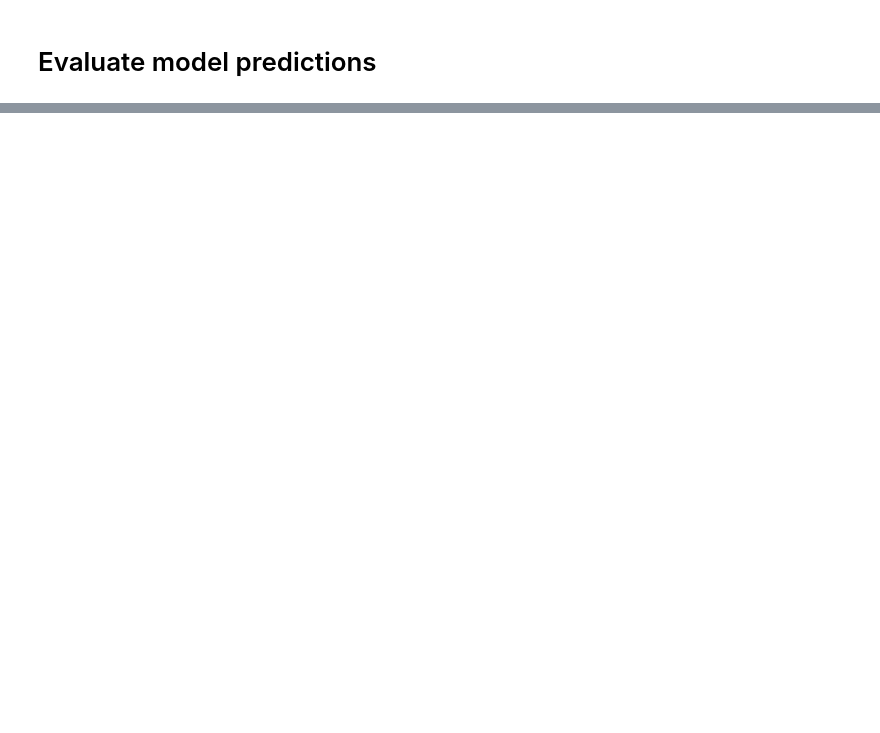
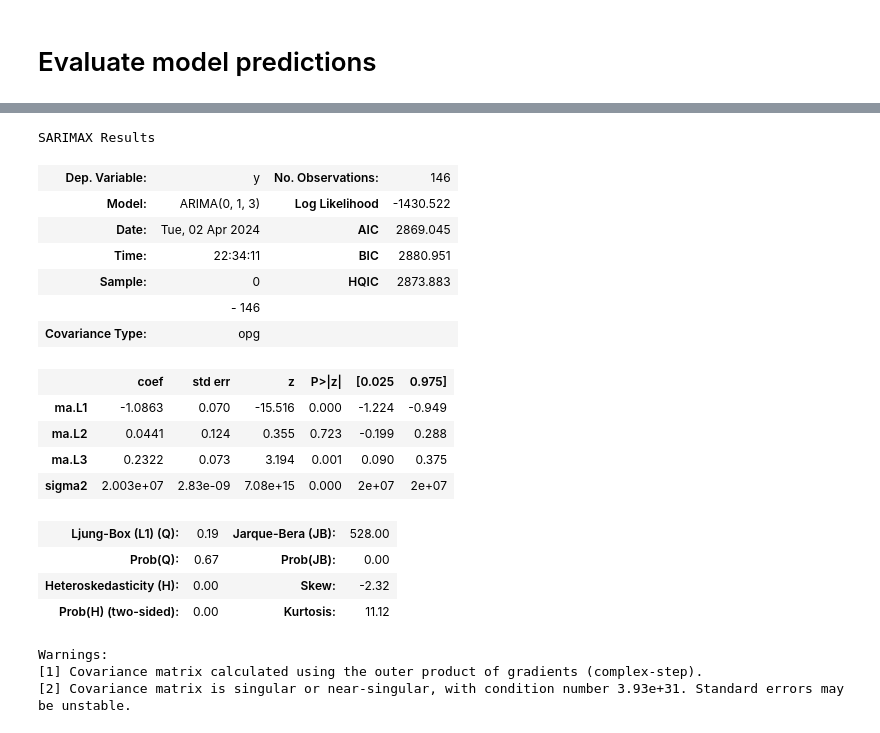
Before and after one commit to czarhirah/Econometrics, a Jupyter notebook: Zah/ARIMA v5.ipynb, the cells around one changed output, grey strips where cells are left out. Drawn from its saved outputs; the diff is of its cells as text; code cells hidden in the pictures; blank space fills up the shorter version.

```diff
--- a/Zah/ARIMA v5.ipynb
+++ b/Zah/ARIMA v5.ipynb
@@ -236,0 +283,40 @@ rmse: 0.024118267008016503
+# %%
+future_predictions = []
+n_test_obser = len(future_dates_df)
+df_list = list(df['Adj Close'])
+
+p = 0
+d = 1
+q = 3
+
+for i in range(n_test_obser):
+    pred_model = ARIMA(df_list, order=(p,d,q))
+    pred_model_fit = pred_model.fit()
+    pred_output = pred_model_fit.forecast()
+    yhat = list(pred_output)
+    future_predictions.append(yhat)
+    forecast_value = yhat
+    df_list.extend(forecast_value)
+
+pred_model_fit.summary()
+# %% [output]
+SARIMAX Results
+| Dep. Variable: | y | No. Observations: | 146 |
+| Model: | ARIMA(0, 1, 3) | Log Likelihood | -1430.522 |
+| Date: | Tue, 02 Apr 2024 | AIC | 2869.045 |
+| Time: | 22:34:11 | BIC | 2880.951 |
+| Sample: | 0 | HQIC | 2873.883 |
+|  | - 146 |  |  |
+| Covariance Type: | opg |  |  |
+|  | coef | std err | z | P>|z| | [0.025 | 0.975] |
+| ma.L1 | -1.0863 | 0.070 | -15.516 | 0.000 | -1.224 | -0.949 |
+| ma.L2 | 0.0441 | 0.124 | 0.355 | 0.723 | -0.199 | 0.288 |
+| ma.L3 | 0.2322 | 0.073 | 3.194 | 0.001 | 0.090 | 0.375 |
+| sigma2 | 2.003e+07 | 2.83e-09 | 7.08e+15 | 0.000 | 2e+07 | 2e+07 |
+| Ljung-Box (L1) (Q): | 0.19 | Jarque-Bera (JB): | 528.00 |
+| Prob(Q): | 0.67 | Prob(JB): | 0.00 |
+| Heteroskedasticity (H): | 0.00 | Skew: | -2.32 |
+| Prob(H) (two-sided): | 0.00 | Kurtosis: | 11.12 |
+Warnings:
+[1] Covariance matrix calculated using the outer product of gradients (complex-step).
+[2] Covariance matrix is singular or near-singular, with condition number 3.93e+31. Standard errors may be unstable.
```
Also changed, not shown: parts of 12 cells of this notebook.
